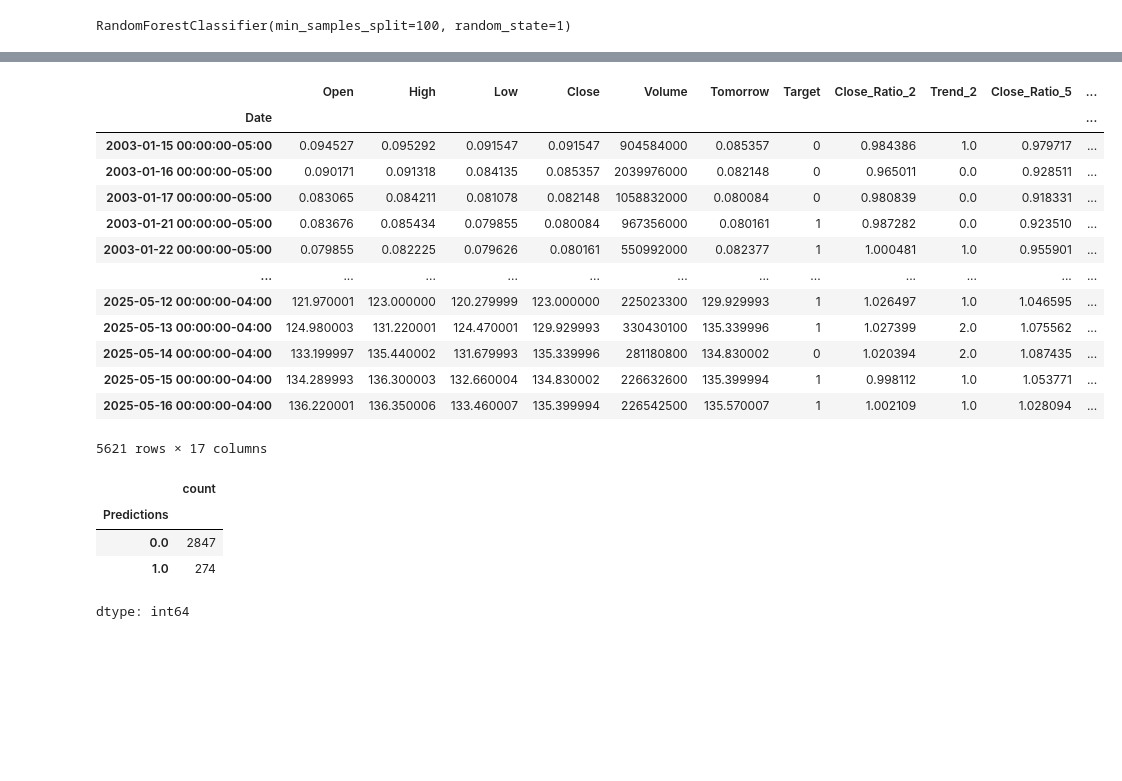
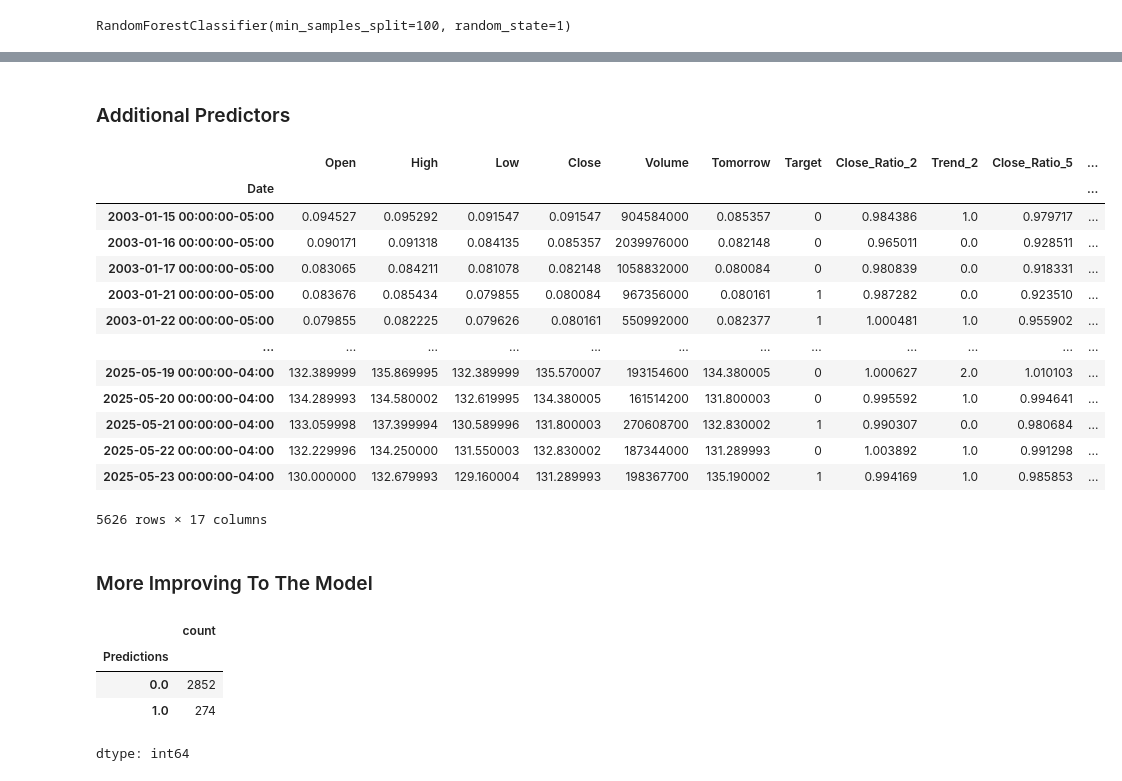
Before and after one commit to Josevpc/NVIDIA-Stock-Market-Prediction, a Jupyter notebook: model.ipynb, the cells around one changed output, grey strips where cells are left out. Cells and saved outputs as stored; diff of their text form; code cells hidden in the pictures; blank space fills up the shorter version.

Commit message:
model documentation

```diff
--- a/model.ipynb
+++ b/model.ipynb
@@ -192,15 +176,17 @@ dtype: float64
+# %% [markdown]
+### Additional Predictors
 # %%
 # Days prior to the actual day
 horizons = [2, 5, 60, 250, 1000]
 new_predictors = []
 
 for horizon in horizons:
-  rolling_averages = sp500.rolling(horizon).mean()
+  rolling_averages = stock_data.rolling(horizon).mean()
 
   ratio_column = f"Close_Ratio_{horizon}"
-  sp500[ratio_column] = sp500["Close"] / rolling_averages["Close"]
+  stock_data[ratio_column] = stock_data["Close"] / rolling_averages["Close"]
 
   trend_column = f"Trend_{horizon}"
-  sp500[trend_column] = sp500.shift(1).rolling(horizon).sum()["Target"]
+  stock_data[trend_column] = stock_data.shift(1).rolling(horizon).sum()["Target"]
 
   new_predictors += [ratio_column, trend_column]
@@ -209,17 +192,0 @@ sp500 = sp500.dropna()
-# %%
-sp500
-# %% [output]
-|  | Open | High | Low | Close | Volume | Tomorrow | Target | Close_Ratio_2 | Trend_2 | Close_Ratio_5 | ... |
-| Date |  |  |  |  |  |  |  |  |  |  | ... |
-| 2003-01-15 00:00:00-05:00 | 0.094527 | 0.095292 | 0.091547 | 0.091547 | 904584000 | 0.085357 | 0 | 0.984386 | 1.0 | 0.979717 | ... |
-| 2003-01-16 00:00:00-05:00 | 0.090171 | 0.091318 | 0.084135 | 0.085357 | 2039976000 | 0.082148 | 0 | 0.965011 | 0.0 | 0.928511 | ... |
-| 2003-01-17 00:00:00-05:00 | 0.083065 | 0.084211 | 0.081078 | 0.082148 | 1058832000 | 0.080084 | 0 | 0.980839 | 0.0 | 0.918331 | ... |
-| 2003-01-21 00:00:00-05:00 | 0.083676 | 0.085434 | 0.079855 | 0.080084 | 967356000 | 0.080161 | 1 | 0.987282 | 0.0 | 0.923510 | ... |
-| 2003-01-22 00:00:00-05:00 | 0.079855 | 0.082225 | 0.079626 | 0.080161 | 550992000 | 0.082377 | 1 | 1.000481 | 1.0 | 0.955901 | ... |
-| ... | ... | ... | ... | ... | ... | ... | ... | ... | ... | ... | ... |
-| 2025-05-12 00:00:00-04:00 | 121.970001 | 123.000000 | 120.279999 | 123.000000 | 225023300 | 129.929993 | 1 | 1.026497 | 1.0 | 1.046595 | ... |
-| 2025-05-13 00:00:00-04:00 | 124.980003 | 131.220001 | 124.470001 | 129.929993 | 330430100 | 135.339996 | 1 | 1.027399 | 2.0 | 1.075562 | ... |
-| 2025-05-14 00:00:00-04:00 | 133.199997 | 135.440002 | 131.679993 | 135.339996 | 281180800 | 134.830002 | 0 | 1.020394 | 2.0 | 1.087435 | ... |
-| 2025-05-15 00:00:00-04:00 | 134.289993 | 136.300003 | 132.660004 | 134.830002 | 226632600 | 135.399994 | 1 | 0.998112 | 1.0 | 1.053771 | ... |
-| 2025-05-16 00:00:00-04:00 | 136.220001 | 136.350006 | 133.460007 | 135.399994 | 226542500 | 135.570007 | 1 | 1.002109 | 1.0 | 1.028094 | ... |
-5621 rows × 17 columns
@@ -228,3 +193,23 @@ sp500
+# %%
+stock_data = stock_data.dropna()
+stock_data
+# %% [output]
+|  | Open | High | Low | Close | Volume | Tomorrow | Target | Close_Ratio_2 | Trend_2 | Close_Ratio_5 | ... |
+| Date |  |  |  |  |  |  |  |  |  |  | ... |
+| 2003-01-15 00:00:00-05:00 | 0.094527 | 0.095292 | 0.091547 | 0.091547 | 904584000 | 0.085357 | 0 | 0.984386 | 1.0 | 0.979717 | ... |
+| 2003-01-16 00:00:00-05:00 | 0.090171 | 0.091318 | 0.084135 | 0.085357 | 2039976000 | 0.082148 | 0 | 0.965011 | 0.0 | 0.928511 | ... |
+| 2003-01-17 00:00:00-05:00 | 0.083065 | 0.084211 | 0.081078 | 0.082148 | 1058832000 | 0.080084 | 0 | 0.980839 | 0.0 | 0.918331 | ... |
+| 2003-01-21 00:00:00-05:00 | 0.083676 | 0.085434 | 0.079855 | 0.080084 | 967356000 | 0.080161 | 1 | 0.987282 | 0.0 | 0.923510 | ... |
+| 2003-01-22 00:00:00-05:00 | 0.079855 | 0.082225 | 0.079626 | 0.080161 | 550992000 | 0.082377 | 1 | 1.000481 | 1.0 | 0.955902 | ... |
+| ... | ... | ... | ... | ... | ... | ... | ... | ... | ... | ... | ... |
+| 2025-05-19 00:00:00-04:00 | 132.389999 | 135.869995 | 132.389999 | 135.570007 | 193154600 | 134.380005 | 0 | 1.000627 | 2.0 | 1.010103 | ... |
+| 2025-05-20 00:00:00-04:00 | 134.289993 | 134.580002 | 132.619995 | 134.380005 | 161514200 | 131.800003 | 0 | 0.995592 | 1.0 | 0.994641 | ... |
+| 2025-05-21 00:00:00-04:00 | 133.059998 | 137.399994 | 130.589996 | 131.800003 | 270608700 | 132.830002 | 1 | 0.990307 | 0.0 | 0.980684 | ... |
+| 2025-05-22 00:00:00-04:00 | 132.229996 | 134.250000 | 131.550003 | 132.830002 | 187344000 | 131.289993 | 0 | 1.003892 | 1.0 | 0.991298 | ... |
+| 2025-05-23 00:00:00-04:00 | 130.000000 | 132.679993 | 129.160004 | 131.289993 | 198367700 | 135.190002 | 1 | 0.994169 | 1.0 | 0.985853 | ... |
+5626 rows × 17 columns
+# %% [markdown]
+### More Improving To The Model
 # %%
 model = RandomForestClassifier(n_estimators=200, min_samples_split=50, random_state=1)
 # %%
@@ -243,11 +225,14 @@ predictions = backtest(sp500, model, new_predictors)
-# %%
-predictions["Predictions"].value_counts()
-# %% [output]
-|  | count |
-| Predictions |  |
-| 0.0 | 2847 |
-| 1.0 | 274 |
-dtype: int64
+# %%
+# We use the new predictors because ratio-based features capture relative market dynamics more effectively than absolute raw values.
+
+predictions = backtest(stock_data, model, new_predictors)
+predictions["Predictions"].value_counts()
+# %% [output]
+|  | count |
+| Predictions |  |
+| 0.0 | 2852 |
+| 1.0 | 274 |
+dtype: int64
 # %%
 precision_score(predictions["Target"], predictions["Predictions"])
 # %% [output]
```
Also changed, not shown: parts of 38 cells of this notebook.
